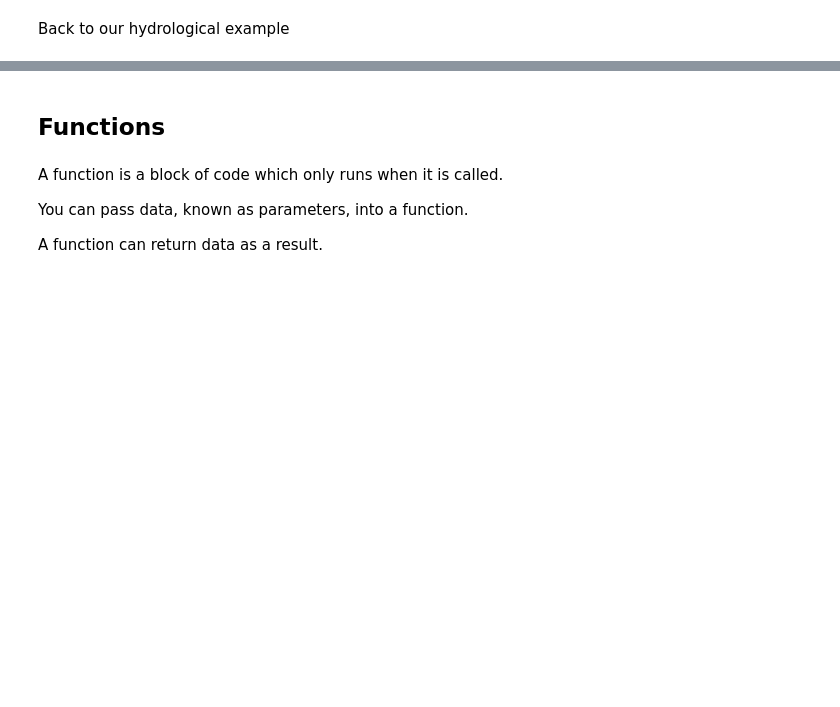
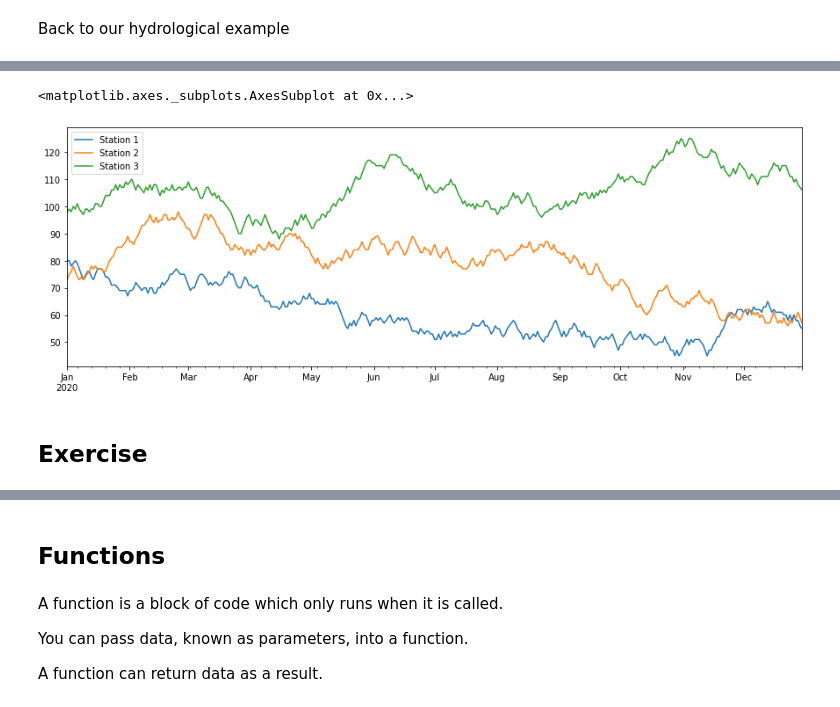
Before and after one commit to cordmaur/PythonForScientists, a Jupyter notebook: Python4Scientists_Lesson2.ipynb, the cells around one changed output, grey strips where cells are left out. Drawn from its saved outputs; the diff is of its cells as text; code cells hidden in the pictures; blank space fills up the shorter version.

```diff
--- a/Python4Scientists_Lesson2.ipynb
+++ b/Python4Scientists_Lesson2.ipynb
@@ -500,0 +527,11 @@ HELP!!!! Its getting too complicated...
+# %%
+# the indices are perfectly aligned
+import pandas as pd
+df = pd.DataFrame(stage_data)
+# %%
+df.plot(figsize=(15, 5))
+# %% [output]
+<matplotlib.axes._subplots.AxesSubplot at 0x...>
+[figure, added]
+# %% [markdown]
+## Exercise
```
Also changed, not shown: parts of 58 cells of this notebook.
